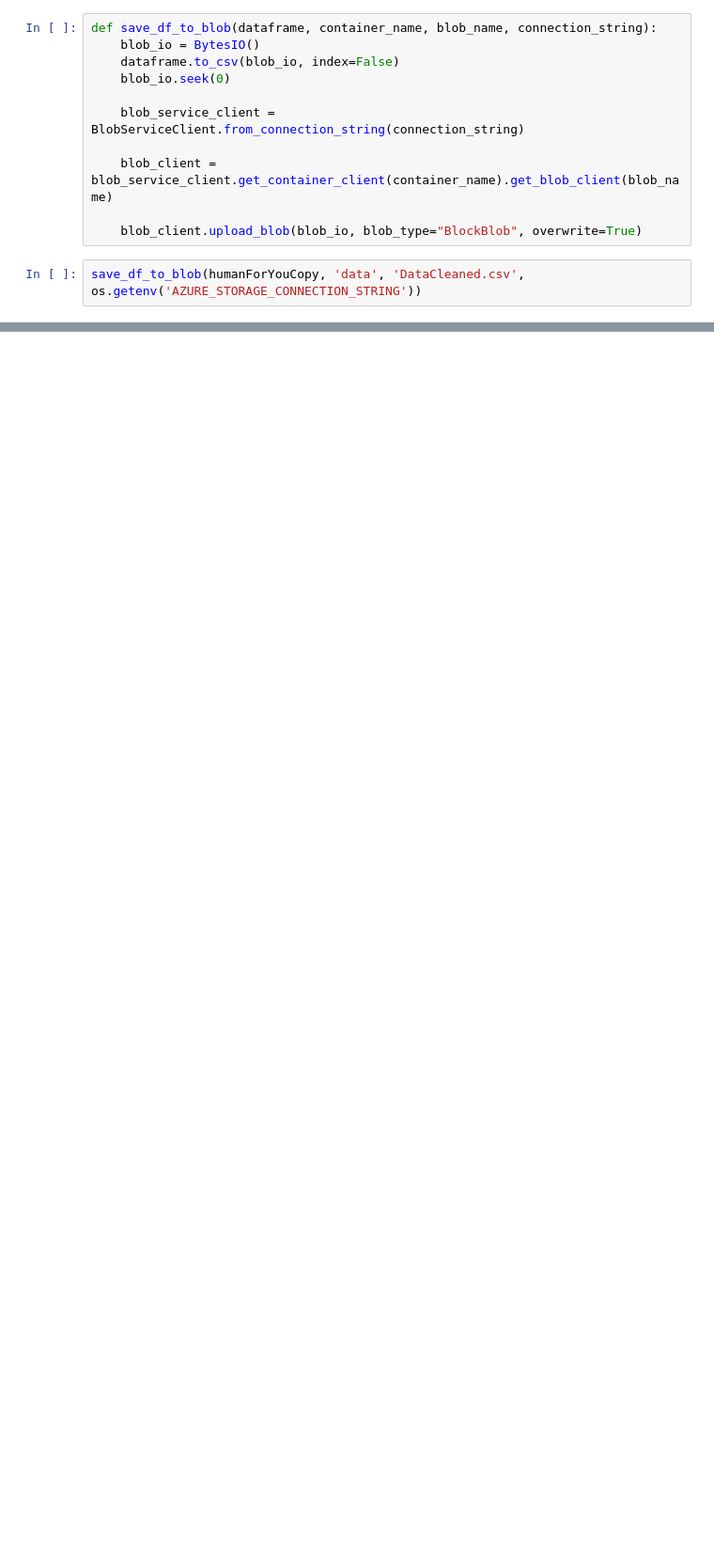
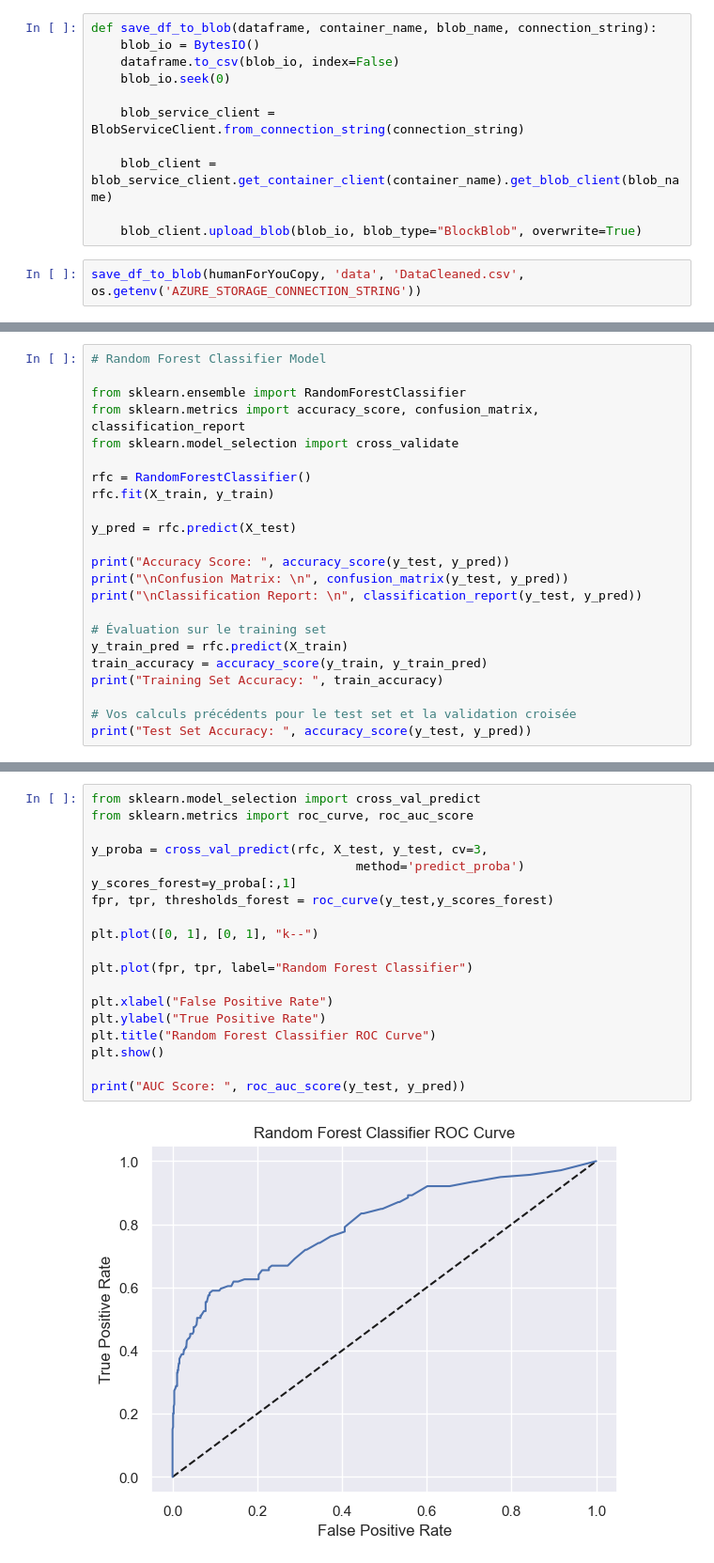
Before and after one commit to Victorien-Goudeau/HumanForYou, a Jupyter notebook: HumanForYou/Data Analysis.ipynb, the cells around one changed output, grey strips where cells are left out. Shown at 94% size. Saved outputs shown, nothing was run; the diff lists cells and outputs as text; blank space fills up the shorter version.

```diff
--- a/HumanForYou/Data Analysis.ipynb
+++ b/HumanForYou/Data Analysis.ipynb
@@ -151,0 +207,23 @@ save_df_to_blob(humanForYouCopy, 'data', 'DataCleaned.csv', os.getenv('AZURE_STO
+# %%
+# Random Forest Classifier Model
+
+from sklearn.ensemble import RandomForestClassifier
+from sklearn.metrics import accuracy_score, confusion_matrix, classification_report
+from sklearn.model_selection import cross_validate
+
+rfc = RandomForestClassifier()
+rfc.fit(X_train, y_train)
+
+y_pred = rfc.predict(X_test)
+
+print("Accuracy Score: ", accuracy_score(y_test, y_pred))
+print("\nConfusion Matrix: \n", confusion_matrix(y_test, y_pred))
+print("\nClassification Report: \n", classification_report(y_test, y_pred))
+
+# Évaluation sur le training set
+y_train_pred = rfc.predict(X_train)
+train_accuracy = accuracy_score(y_train, y_train_pred)
+print("Training Set Accuracy: ", train_accuracy)
+
+# Vos calculs précédents pour le test set et la validation croisée
+print("Test Set Accuracy: ", accuracy_score(y_test, y_pred))
@@ -151,0 +305,21 @@ save_df_to_blob(humanForYouCopy, 'data', 'DataCleaned.csv', os.getenv('AZURE_STO
+# %%
+from sklearn.model_selection import cross_val_predict
+from sklearn.metrics import roc_curve, roc_auc_score
+
+y_proba = cross_val_predict(rfc, X_test, y_test, cv=3,
+                                    method='predict_proba')
+y_scores_forest=y_proba[:,1]
+fpr, tpr, thresholds_forest = roc_curve(y_test,y_scores_forest)
+
+plt.plot([0, 1], [0, 1], "k--")
+
+plt.plot(fpr, tpr, label="Random Forest Classifier")
+
+plt.xlabel("False Positive Rate")
+plt.ylabel("True Positive Rate")
+plt.title("Random Forest Classifier ROC Curve")
+plt.show()
+
+print("AUC Score: ", roc_auc_score(y_test, y_pred))
+# %% [output]
+[figure, added]
```
Also changed, not shown: parts of 30 cells of this notebook.
